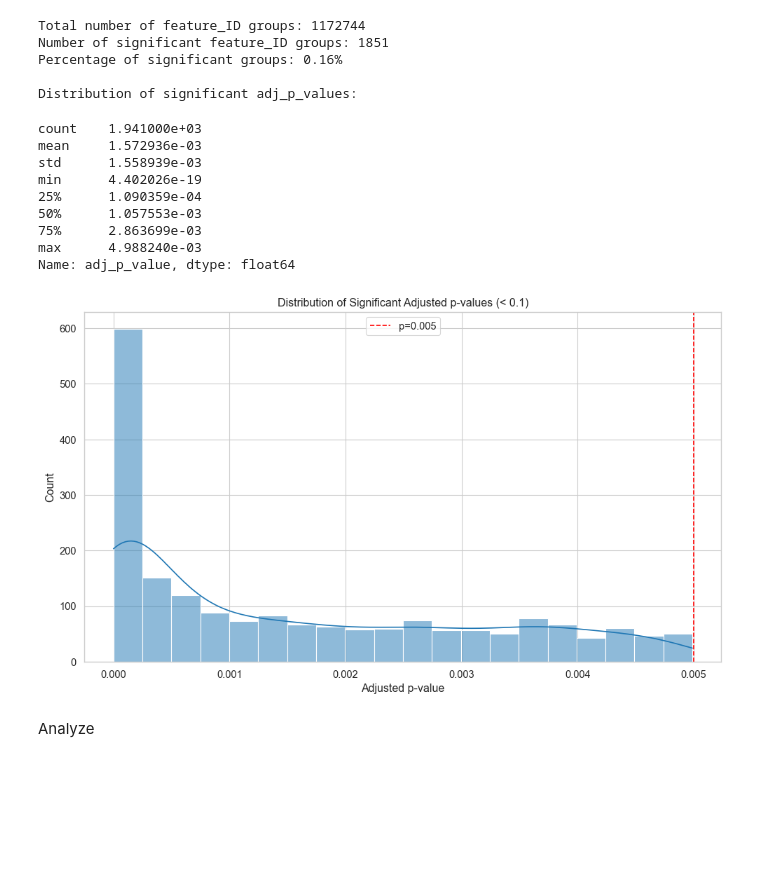
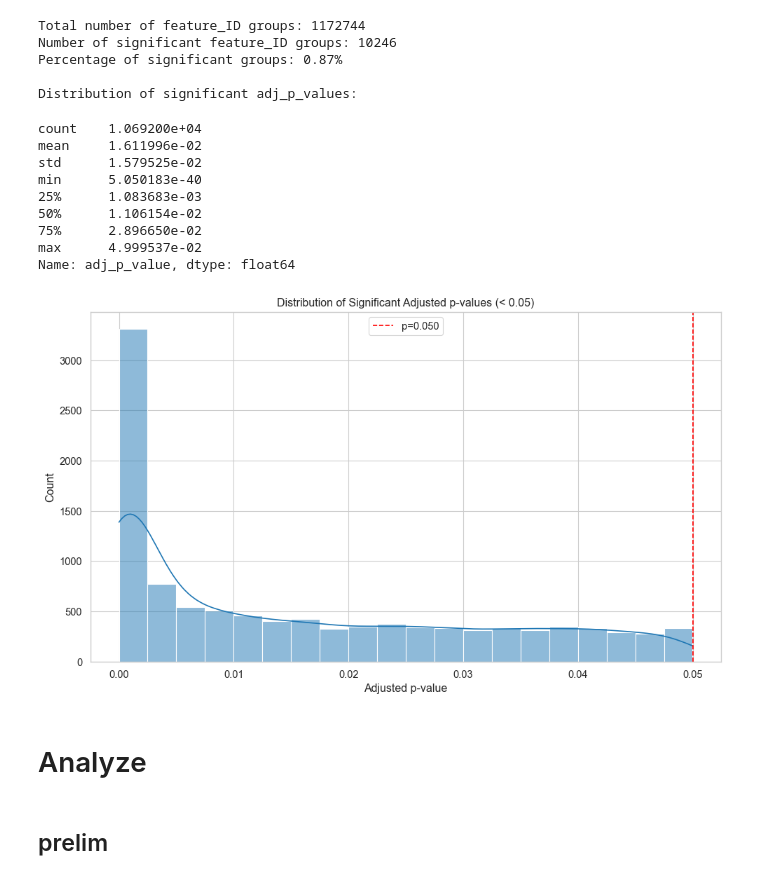
Before and after one commit to cmcginity/motrpac-analytics, a Jupyter notebook: analyses/py/rat/scripts/atac_6m/atac_6m_liver.ipynb, the cells around one changed output. Saved outputs shown, nothing was run; the diff lists cells and outputs as text; code cells hidden in the pictures; blank space fills up the shorter version.

Commit message:
prelim clutering and viz

```diff
--- a/analyses/py/rat/scripts/atac_6m/atac_6m_liver.ipynb
+++ b/analyses/py/rat/scripts/atac_6m/atac_6m_liver.ipynb
@@ -74,0 +77,11 @@ del dftxt, dfindv
+# %%
+ptxt = os.path.join(path_data_r6m, 'rat-acute-06_t68-liver_epigen-atac-seq_da_timewise-deseq2-phase-frip-t2f_v2.0.parquet')
+pindv = os.path.join(path_data_r6m, 'motrpac_pass1ac-06_epigen-atac-seq_t68-liver_stanford_limma_norm.parquet')
+
+# read in parquet files, filter for sex=male, then pass to pandas
+dfplmale = pl.read_parquet(ptxt).filter(pl.col("sex") == "male")
+dfmale = dfplmale.to_pandas()
+
+
+# clear polars df from memory
+del dfplmale
@@ -75,11 +90,10 @@ del dftxt, dfindv
 # %%
-# read in parquet files, filter for sex=male, then pass to pandas
-dfplmale = pl.read_parquet(ptxt).filter(pl.col("sex") == "male")
-dfmale = dfplmale.to_pandas()
-
+# read in parquet files, filter for sex=female, then pass to pandas
+dfplfemale = pl.read_parquet(ptxt).filter(pl.col("sex") == "female")
+dffemale = dfplfemale.to_pandas()
 
 # clear polars df from memory
-del dfplmale
+del dfplfemale
 # %%
 dfmale.head(7)
 # %% [output]
@@ -147,8 +161,12 @@ def standardize_data_types(df):
 
     return df
 
-dfmale = standardize_data_types(dfmale)
-dfmale.info()
+# dfmale = standardize_data_types(dfmale)
+# dfmale.info()
+
+# female
+dffemale = standardize_data_types(dffemale)
+dffemale.info()
 # %% [output]
 <class 'pandas.core.frame.DataFrame'>
 RangeIndex: 8209208 entries, 0 to 8209207
@@ -180,3 +198,8 @@ dfmale.head(9)
 | 6 | epigen-atac-seq | chr1:100004215-100004509 | t68-liver | acute_48.0h-control_00.0h | 48.0h | male | 0.946096 | 0.459115 | 0.039332 | 1.000000 |
 | 7 | epigen-atac-seq | chr1:100005933-100006133 | t68-liver | acute_00.0h_IPE-control_00.0h_IPE | 00.0h_IPE | male | 0.554128 | 0.842281 | 0.510609 | 1.000000 |
 | 8 | epigen-atac-seq | chr1:100005933-100006133 | t68-liver | acute_00.5h-control_00.5h | 00.5h | male | -0.202798 | 0.718402 | 0.777721 | 1.000000 |
+# %%
+# TOTAL HACK DO NOT REPEAT THIS
+dfmale = dffemale.copy()
+
+del dffemale
@@ -240,7 +269,7 @@ Name: adj_p_value, dtype: float64
 total_groups = dfmale['feature_ID'].nunique()
 print(f"Total number of feature_ID groups: {total_groups}")
 
-thresh = 0.005
+thresh = 0.05
 
 # Add significance indicator to each row
 dfmale['is_significant'] = (dfmale
@@ -253,47 +282,49 @@ dfmale['is_significant'] = (dfmale
 dfmale_sig = dfmale[dfmale['is_significant'] == 1]
 
 # Count significant groups and calculate percentage
 sig_groups = dfmale_sig['feature_ID'].nunique()
 sig_percentage = (sig_groups / total_groups) * 100
 
 print(f"Number of significant feature_ID groups: {sig_groups}")
 print(f"Percentage of significant groups: {sig_percentage:.2f}%")
 
 # Analyze distribution of significant adj_p_values
 print("\nDistribution of significant adj_p_values:")
 sig_pvals = (dfmale_sig
     .loc[dfmale_sig['adj_p_value'] < thresh, 'adj_p_value']
 )
 display(sig_pvals.describe())
 
 # Plot histogram of significant adj_p_values
 plt.figure(figsize=(10, 6))
 sns.histplot(sig_pvals, bins=20, kde=True)
-plt.title('Distribution of Significant Adjusted p-values (< 0.1)')
+plt.title(f'Distribution of Significant Adjusted p-values (< {thresh})')
 plt.xlabel('Adjusted p-value')
 plt.ylabel('Count')
 plt.axvline(x=thresh, color='red', linestyle='--', label=f'p={thresh:.3f}')
 plt.legend()
 plt.tight_layout()
 plt.show()
 # %% [output]
 Total number of feature_ID groups: 1172744
-Number of significant feature_ID groups: 1851
-Percentage of significant groups: 0.16%
+Number of significant feature_ID groups: 10246
+Percentage of significant groups: 0.87%
 
 Distribution of significant adj_p_values:
-count    1.941000e+03
-mean     1.572936e-03
-std      1.558939e-03
-min      4.402026e-19
-25%      1.090359e-04
-50%      1.057553e-03
-75%      2.863699e-03
-max      4.988240e-03
+count    1.069200e+04
+mean     1.611996e-02
+std      1.579525e-02
+min      5.050183e-40
+25%      1.083683e-03
+50%      1.106154e-02
+75%      2.896650e-02
+max      4.999537e-02
 Name: adj_p_value, dtype: float64
-[figure, old version]
+[figure, new version]
-# %% [markdown]
-Analyze
+# %% [markdown]
+# Analyze
+# %% [markdown]
+## prelim
 # %%
 dfmale.head(2)
 # %% [output]
```
Also changed, not shown: parts of 20 cells of this notebook.
